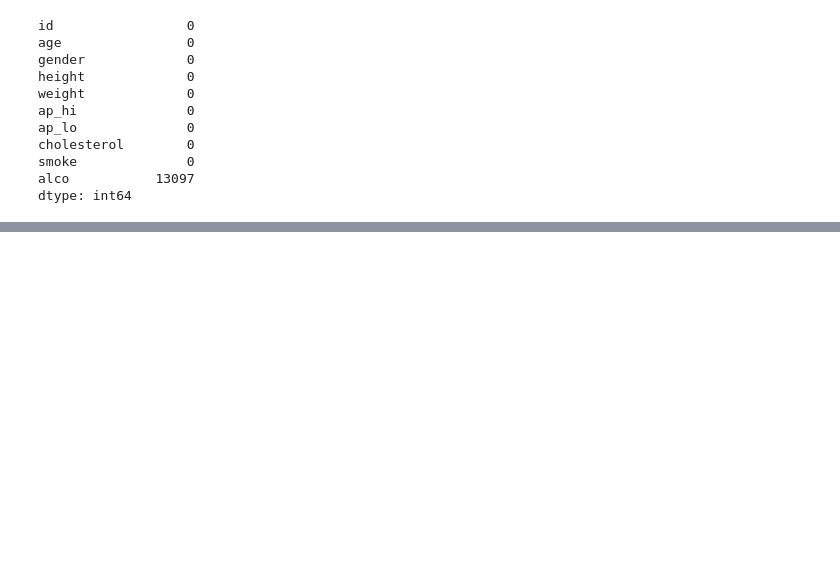
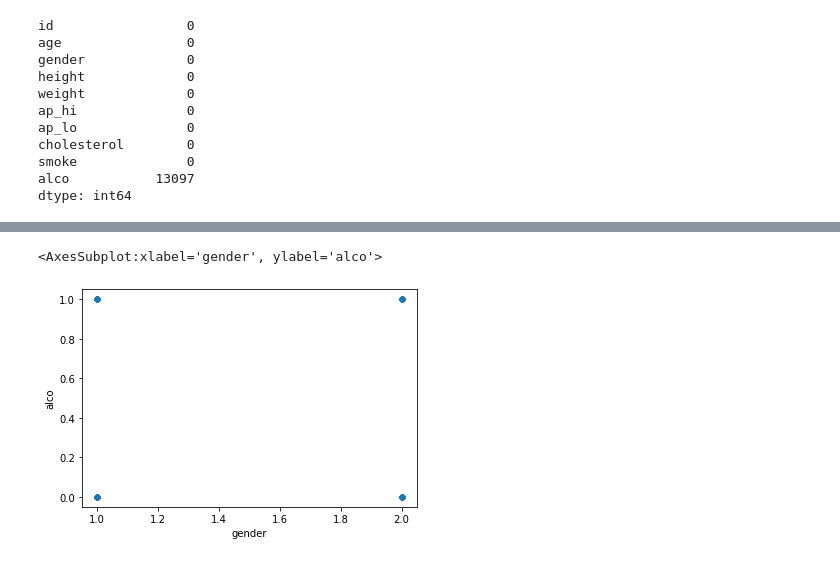
Before and after one commit to EnochAy/Turing-Data-Analytics_Science_Test, a Jupyter notebook: turing.ipynb, the cells around one changed output, grey strips where cells are left out. Drawn from its saved outputs; the diff is of its cells as text; code cells hidden in the pictures; blank space fills up the shorter version.

```diff
--- a/turing.ipynb
+++ b/turing.ipynb
@@ -218,0 +228,5 @@ df_full.describe()
+# %%
+df_full.plot.scatter(x='gender',y='alco')
+# %% [output]
+<AxesSubplot:xlabel='gender', ylabel='alco'>
+[figure, added]
```
Also changed, not shown: parts of 2 cells of this notebook.
